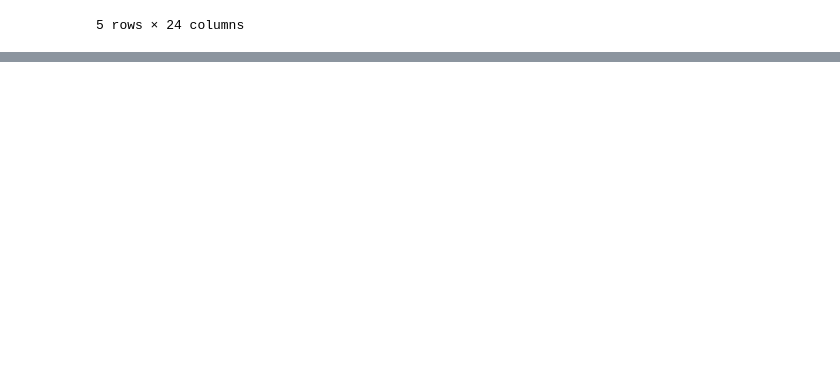
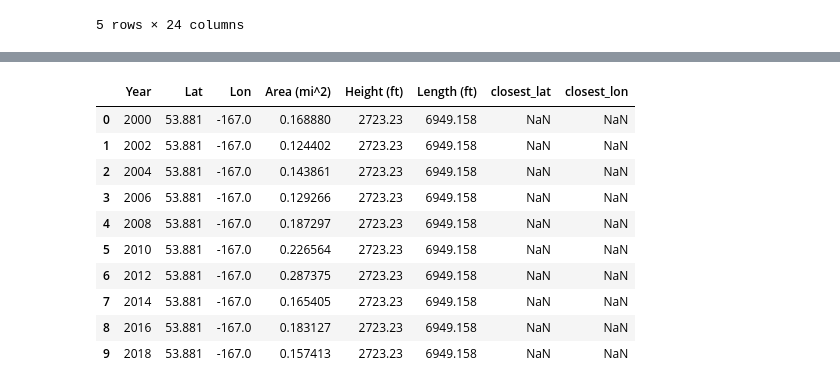
Before and after one commit to DidemBl/Glaciers, a Jupyter notebook: Scripts/Cleaning For Unsupervised AI.ipynb, the cells around one changed output, grey strips where cells are left out. Saved outputs shown, nothing was run; the diff lists cells and outputs as text; code cells hidden in the pictures; blank space fills up the shorter version.

```diff
--- a/Scripts/Cleaning For Unsupervised AI.ipynb
+++ b/Scripts/Cleaning For Unsupervised AI.ipynb
@@ -77,0 +91,53 @@ grouped.head()
+# %%
+# Function to calculate the closest city using geodesic
+def find_closest_city(Lat_glacier, Lon_glacier, cities_df, distance_threshold=3):
+    closest_distance = float('inf')  # Start with an infinitely large distance
+    closest_city = None
+    for _, row in cities_df.iterrows():
+        # Calculate the difference in Lat/Lon
+        Lat_diff = abs(Lat_glacier - row['Lat'])
+        Lon_diff = abs(Lon_glacier - row['Lon'])
+        # Check if the Lat/Lon differences are within the 3-degree threshold
+        if Lat_diff <= distance_threshold and Lon_diff <= distance_threshold:
+            # Compute the geodesic distance between the glacier and the city
+            distance = geodesic((Lat_glacier, Lon_glacier), (row['Lat'], row['Lon'])).km
+            # If the distance is the smallest so far, update the closest city
+            if distance < closest_distance:
+                closest_distance = distance
+                closest_city = row
+    return closest_city
+# %%
+#note: this code will take about 10 mins to run
+closest_lats = []
+closest_lons = []
+# For each glacier, find the closest city
+def find_closest_city(Lat_glacier, Lon_glacier, cities_df, distance_threshold=3):
+    # Calculate the differences in latitudes and longitudes
+    lat_diff = abs(cities_df['Lat'] - Lat_glacier)
+    lon_diff = abs(cities_df['Lon'] - Lon_glacier)
+    # Filter cities that are within the 3-degree threshold in both lat and lon
+    cities_within_threshold = cities_df[(lat_diff <= distance_threshold) & (lon_diff <= distance_threshold)]
+    if cities_within_threshold.empty:
+        return np.nan, np.nan
+    # Compute the geodesic distance for each filtered city
+    cities_within_threshold['distance'] = cities_within_threshold.apply(
+        lambda row: geodesic((Lat_glacier, Lon_glacier), (row['Lat'], row['Lon'])).km, axis=1)
+    # Find the city with the minimum distance
+    closest_city = cities_within_threshold.loc[cities_within_threshold['distance'].idxmin()]
+    return closest_city['Lat'], closest_city['Lon']
+# Apply the optimized function to the 'glaciers' DataFrame to find the closest city for each glacier
+glaciers['closest_lat'], glaciers['closest_lon'] = zip(*glaciers.apply(
+    lambda row: find_closest_city(row['Lat'], row['Lon'], annual_weather), axis=1))
+glaciers.head(10)
+# %% [output]
+|  | Year | Lat | Lon | Area (mi^2) | Height (ft) | Length (ft) | closest_lat | closest_lon |
+| 0 | 2000 | 53.881 | -167.0 | 0.168880 | 2723.23 | 6949.158 | NaN | NaN |
+| 1 | 2002 | 53.881 | -167.0 | 0.124402 | 2723.23 | 6949.158 | NaN | NaN |
+| 2 | 2004 | 53.881 | -167.0 | 0.143861 | 2723.23 | 6949.158 | NaN | NaN |
+| 3 | 2006 | 53.881 | -167.0 | 0.129266 | 2723.23 | 6949.158 | NaN | NaN |
+| 4 | 2008 | 53.881 | -167.0 | 0.187297 | 2723.23 | 6949.158 | NaN | NaN |
+| 5 | 2010 | 53.881 | -167.0 | 0.226564 | 2723.23 | 6949.158 | NaN | NaN |
+| 6 | 2012 | 53.881 | -167.0 | 0.287375 | 2723.23 | 6949.158 | NaN | NaN |
+| 7 | 2014 | 53.881 | -167.0 | 0.165405 | 2723.23 | 6949.158 | NaN | NaN |
+| 8 | 2016 | 53.881 | -167.0 | 0.183127 | 2723.23 | 6949.158 | NaN | NaN |
+| 9 | 2018 | 53.881 | -167.0 | 0.157413 | 2723.23 | 6949.158 | NaN | NaN |
```
Also changed, not shown: parts of 9 cells of this notebook, 3 other files.
